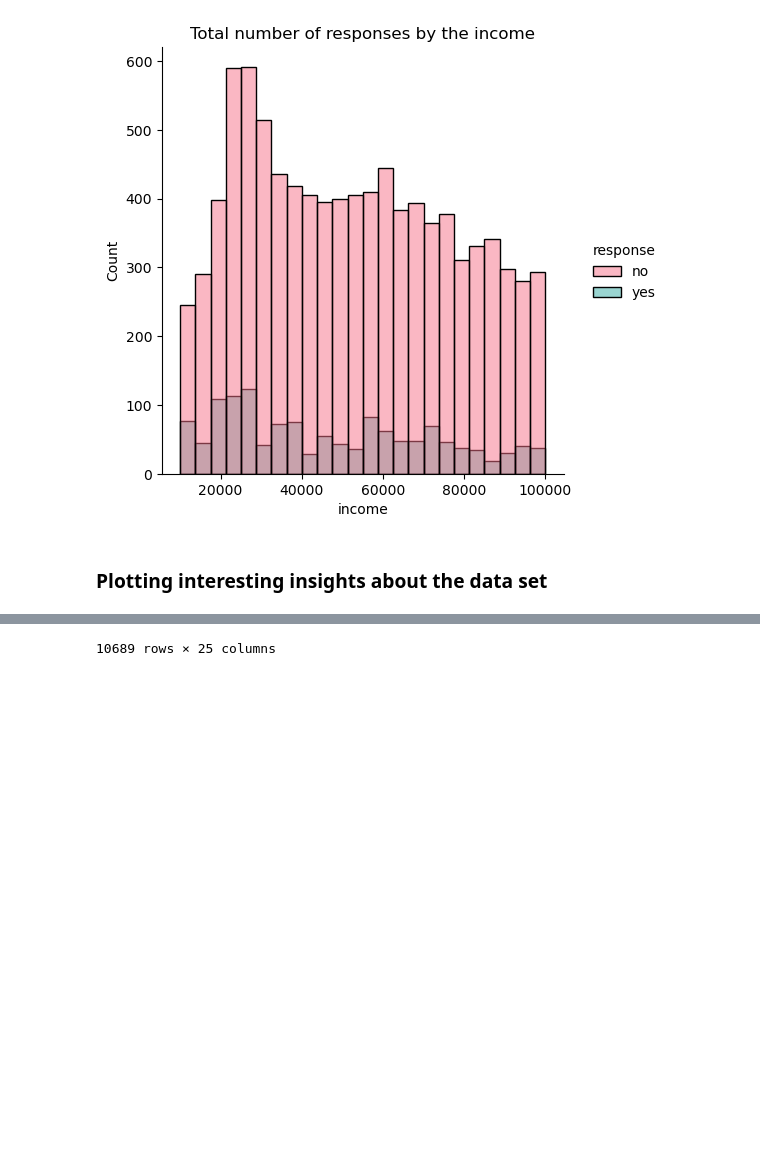
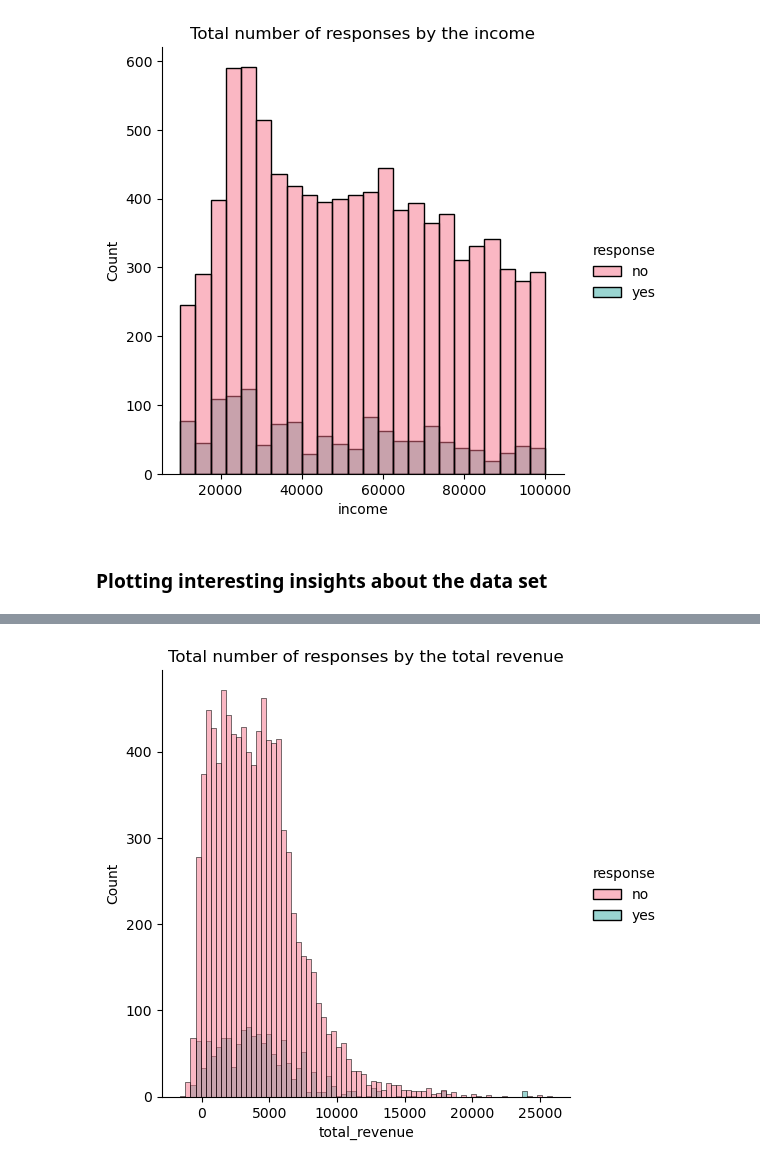
Before and after one commit to HannaFox/IH_Labs, a Jupyter notebook: 11_Lab_EDA_Customer_Analysis_Case_Study.ipynb, the cells around one changed output, grey strips where cells are left out. Saved outputs shown, nothing was run; the diff lists cells and outputs as text; code cells hidden in the pictures; blank space fills up the shorter version.

```diff
--- a/11_Lab_EDA_Customer_Analysis_Case_Study.ipynb
+++ b/11_Lab_EDA_Customer_Analysis_Case_Study.ipynb
@@ -236,5 +259,5 @@ fig4 = sns.displot(fileM, x="income", hue ="response", palette = "husl").set(tit
 # %%
 fileM["total_revenue"] = (fileM["monthly_premium_auto"]*fileM["months_since_policy_inception"])-fileM["total_claim_amount"]
 # %%
-fig5 = sns.displot(fileM, x="", hue ="response", palette = "husl").set(title="Total number of responses by the income")
+fig5 = sns.displot(fileM, x="total_revenue", hue ="response", palette = "husl").set(title="Total number of responses by the total revenue")
 # %% [output]
@@ -253 +264 @@ fig5 = sns.displot(fileM, x="", hue ="response", palette = "husl").set(title="To
-10689 rows × 25 columns
+[figure, added]
```
Also changed, not shown: parts of 11 cells of this notebook, 1 other file.
